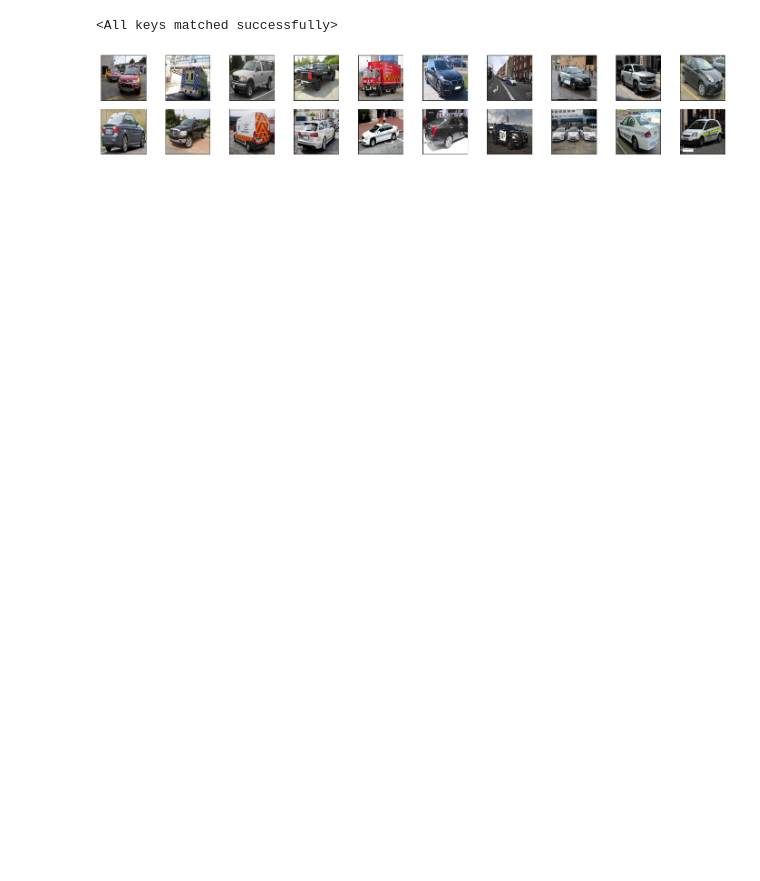
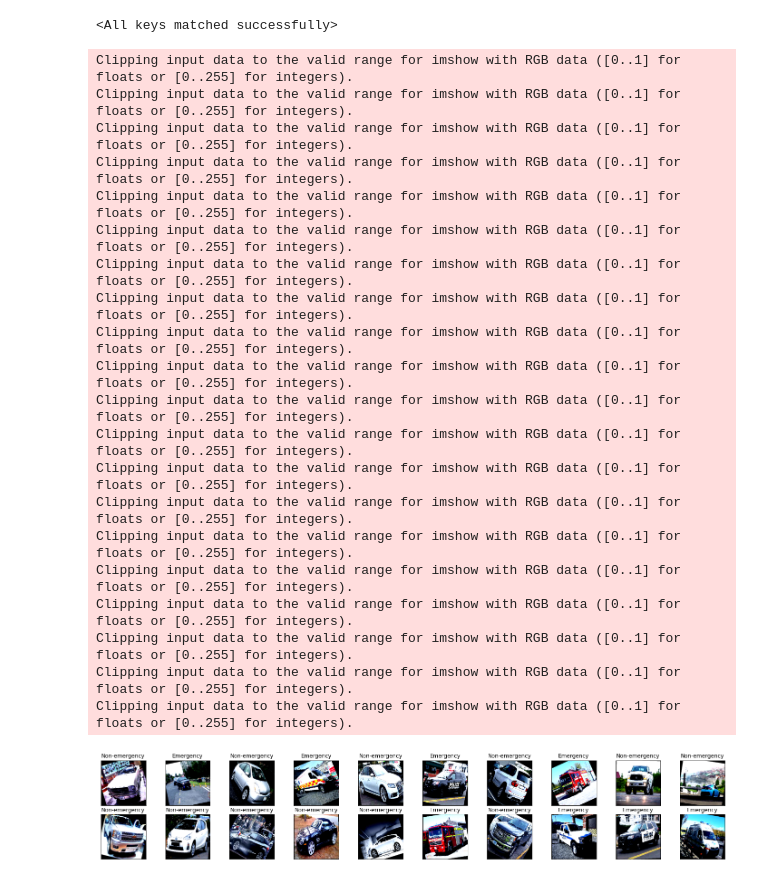
Before and after one commit to sumanyurosha/hackathons, a Jupyter notebook: AnalyticsVidya/JanataHackathon.ipynb, the cells around one changed output. Cells and saved outputs as stored; diff of their text form; code cells hidden in the pictures; blank space fills up the shorter version.

```diff
--- a/AnalyticsVidya/JanataHackathon.ipynb
+++ b/AnalyticsVidya/JanataHackathon.ipynb
@@ -44,13 +44,13 @@ class VehicleDataset(Dataset):
             idx = idx.tolist()
 
         image_path = os.path.join(self.image_dir, self.vehicle_mapping.iloc[idx, 0])
-        image = cv2.imread(image_path)
+        image = io.imread(image_path)
         image = self.transform(image)
         if (self.train):
             label = torch.tensor(int(self.vehicle_mapping.iloc[idx, 1]))
             return (image, label)
         else:
-            return image
+            return image#, self.vehicle_mapping.iloc[idx, 0]
 
 class CropVehicle(object):
 
@@ -95,19 +206,19 @@ image_dir = "/content/drive/My Drive/Resources/Dataset/janata-hackathon/images"
 train_csv_file = "/content/drive/My Drive/Resources/Dataset/janata-hackathon/train.csv"
 test_csv_file = "/content/drive/My Drive/Resources/Dataset/janata-hackathon/test_vc2kHdQ.csv"
 
-train_transform = transforms.Compose([#transforms.ToPILImage(),
-                                    #   transforms.RandomHorizontalFlip(p=0.5),
-                                    #   transforms.RandomRotation(degrees=30),
-                                      CropVehicle(),
-                                      transforms.ToPILImage(),
-                                      transforms.Resize((224,224)),
+train_transform = transforms.Compose([transforms.ToPILImage(),
+                                       transforms.RandomHorizontalFlip(p=0.5),
+                                       transforms.RandomRotation(degrees=30),
+                                    # CropVehicle(),
+                                    #  transforms.ToPILImage(),
+                                    #  transforms.Resize((224,224)),
                                       transforms.ToTensor(),
-                                      transforms.Normalize((0.5, 0.5, 0.5),
-                                                          (0.5, 0.5, 0.5))])
+                                      transforms.Normalize([0.485, 0.456, 0.406],
+                                                           [0.229, 0.224, 0.225])])
 
 test_transform = transforms.Compose([transforms.ToTensor(),
-                                     transforms.Normalize((0.5, 0.5, 0.5),
-                                                          (0.5, 0.5, 0.5))])
+                                     transforms.Normalize([0.485, 0.456, 0.406],
+                                                          [0.229, 0.224, 0.225])])
 
 train_dataset = VehicleDataset(train_csv_file, image_dir, train_transform,
                                train=True)
@@ -308,9 +421,9 @@ from torch import optim, nn
 criterion = nn.CrossEntropyLoss()
 
 # specify the optimizer
-optimizer = optim.SGD(model.classifier.parameters(), lr=0.001)
+optimizer = optim.SGD(model.fc.parameters(), lr=0.005)
 # %%
-epochs = 15
+epochs = 20
 
 valid_loss_min = np.Inf
 
@@ -407,32 +520,52 @@ for images in test_loader:
     test_results.extend(preds)
 # %%
 # obtain one batch of test images
-# dataiter = iter(test_loader)
+dataiter = iter(test_loader)
 images = dataiter.next()
 images.numpy()
 
 # move model inputs to cuda, if GPU available
 if train_on_gpu:
     images = images.cuda()
 
 # get sample outputs
 output = model(images)
 # convert output probabilities to predicted class
 _, preds_tensor = torch.max(output, 1)
 preds = np.squeeze(preds_tensor.numpy()) if not train_on_gpu else np.squeeze(preds_tensor.cpu().numpy())
 
 # plot the images in the batch, along with predicted and true labels
 fig = plt.figure(figsize=(25, 4))
 
 #saving images to CPU to avoid errors
 images = images.cpu()
 
 for idx in np.arange(20):
     ax = fig.add_subplot(2, 20/2, idx+1, xticks=[], yticks=[])
     imshow(images[idx])
-    # ax.set_title("{}".format(classes[preds[idx]]))
+    ax.set_title("{}".format(classes[preds[idx]]))
 # %% [output]
+Clipping input data to the valid range for imshow with RGB data ([0..1] for floats or [0..255] for integers).
+Clipping input data to the valid range for imshow with RGB data ([0..1] for floats or [0..255] for integers).
+Clipping input data to the valid range for imshow with RGB data ([0..1] for floats or [0..255] for integers).
+Clipping input data to the valid range for imshow with RGB data ([0..1] for floats or [0..255] for integers).
+Clipping input data to the valid range for imshow with RGB data ([0..1] for floats or [0..255] for integers).
+Clipping input data to the valid range for imshow with RGB data ([0..1] for floats or [0..255] for integers).
+Clipping input data to the valid range for imshow with RGB data ([0..1] for floats or [0..255] for integers).
+Clipping input data to the valid range for imshow with RGB data ([0..1] for floats or [0..255] for integers).
+Clipping input data to the valid range for imshow with RGB data ([0..1] for floats or [0..255] for integers).
+Clipping input data to the valid range for imshow with RGB data ([0..1] for floats or [0..255] for integers).
+Clipping input data to the valid range for imshow with RGB data ([0..1] for floats or [0..255] for integers).
+Clipping input data to the valid range for imshow with RGB data ([0..1] for floats or [0..255] for integers).
+Clipping input data to the valid range for imshow with RGB data ([0..1] for floats or [0..255] for integers).
+Clipping input data to the valid range for imshow with RGB data ([0..1] for floats or [0..255] for integers).
+Clipping input data to the valid range for imshow with RGB data ([0..1] for floats or [0..255] for integers).
+Clipping input data to the valid range for imshow with RGB data ([0..1] for floats or [0..255] for integers).
+Clipping input data to the valid range for imshow with RGB data ([0..1] for floats or [0..255] for integers).
+Clipping input data to the valid range for imshow with RGB data ([0..1] for floats or [0..255] for integers).
+Clipping input data to the valid range for imshow with RGB data ([0..1] for floats or [0..255] for integers).
+Clipping input data to the valid range for imshow with RGB data ([0..1] for floats or [0..255] for integers).
-[figure, old version]
+[figure, new version]
 # %%
 df = pd.read_csv(test_csv_file)
 df["emergency_or_not"] = test_results
```
Also changed, not shown: parts of 13 cells of this notebook.
